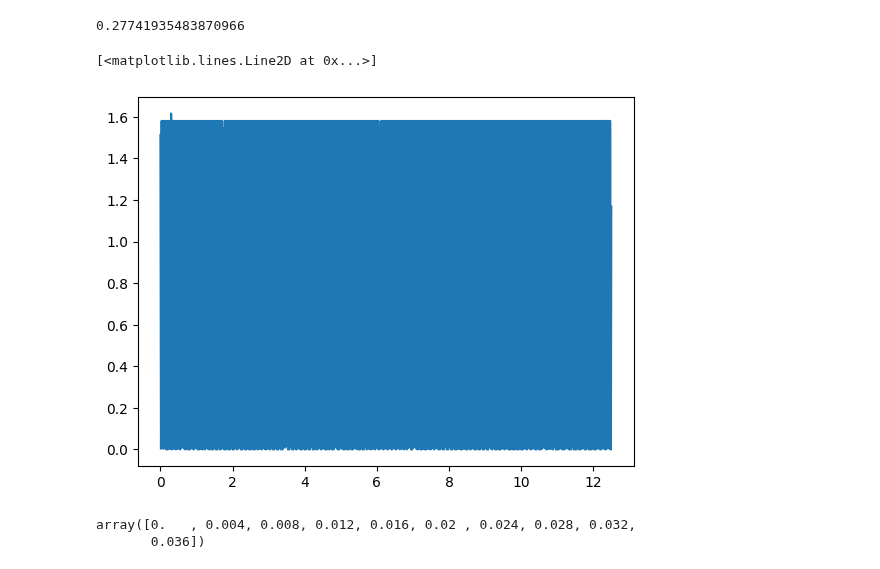
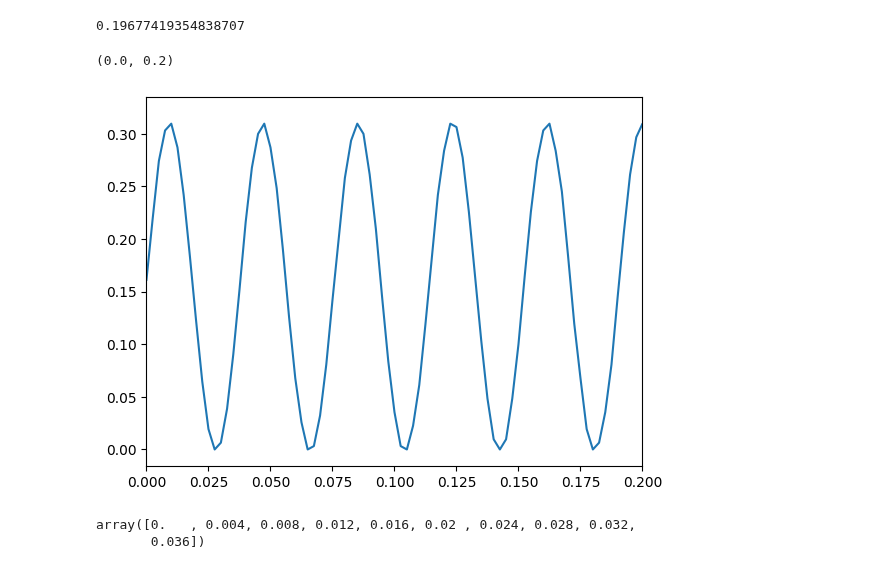
Before and after one commit to andyfaff/platypus_eventer, a Jupyter notebook: stuff/hardware_check/spi_mcp3008.ipynb, the cells around one changed output. Cells and saved outputs as stored; diff of their text form; code cells hidden in the pictures.

```diff
--- a/stuff/hardware_check/spi_mcp3008.ipynb
+++ b/stuff/hardware_check/spi_mcp3008.ipynb
@@ -19,16 +19,16 @@ def convert_volts(data):
   volts = (data * 3.3) / float(1023)
   return volts
 # %%
-light_level = read_channel(0)
+light_level = read_channel(1)
 light_volts = convert_volts(light_level)
 light_volts
 # %% [output]
-0.27741935483870966
+0.19677419354838707
 # %%
 v = []
-for i in range(5000):
+for i in range(2000):
     time.sleep(0.0025)
-    light_level = read_channel(0)
+    light_level = read_channel(1)
     light_volts = convert_volts(light_level)
     v.append(light_volts)
     # print(light_level)
@@ -37,8 +35,9 @@ np.max(v
 # %%
-plt.plot(np.arange(5000) * 0.0025, v)
+plt.plot(np.arange(2000) * 0.0025, v)
+plt.xlim(0, 0.2)
 # %% [output]
-[<matplotlib.lines.Line2D at 0x...>]
+(0.0, 0.2)
-[figure, old version]
+[figure, new version]
 # %%
 import numpy as np
 np.linspace(0, 0.04, 10, endpoint=False)
```
Also changed, not shown: parts of 1 cell of this notebook, 2 other files.
